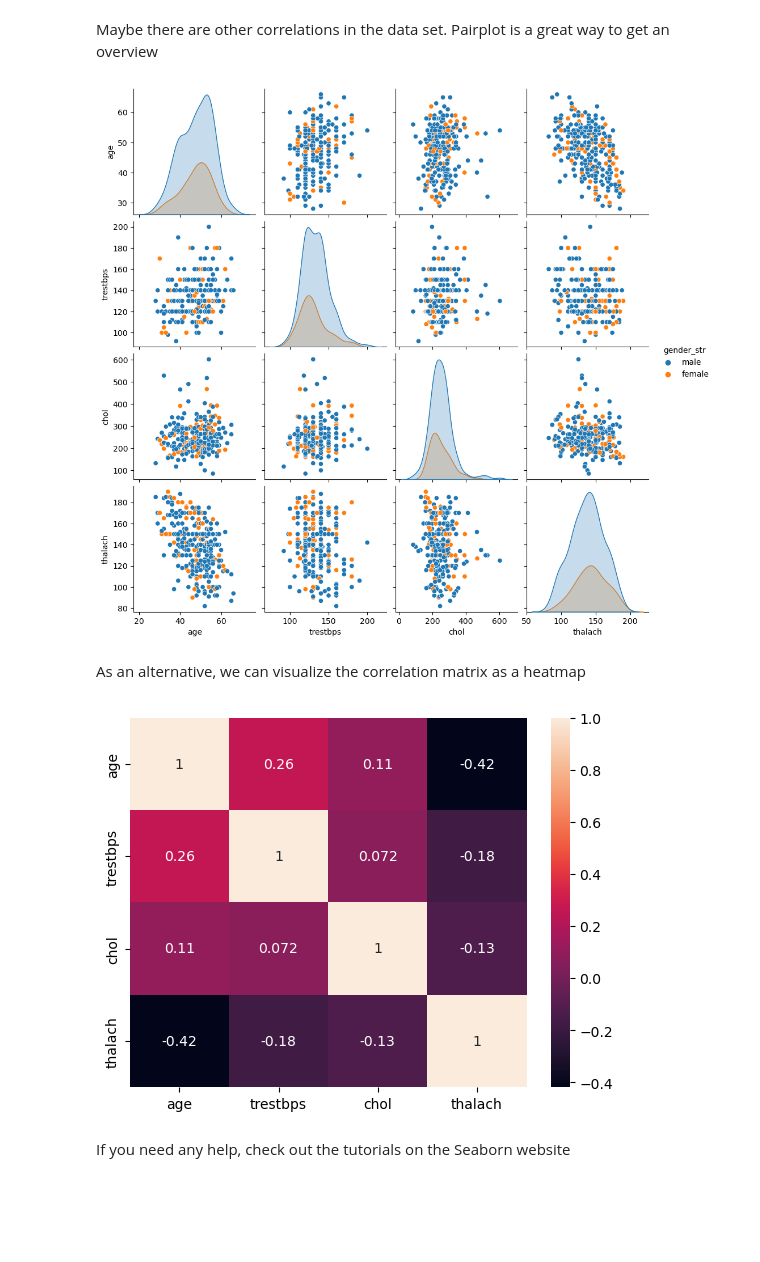
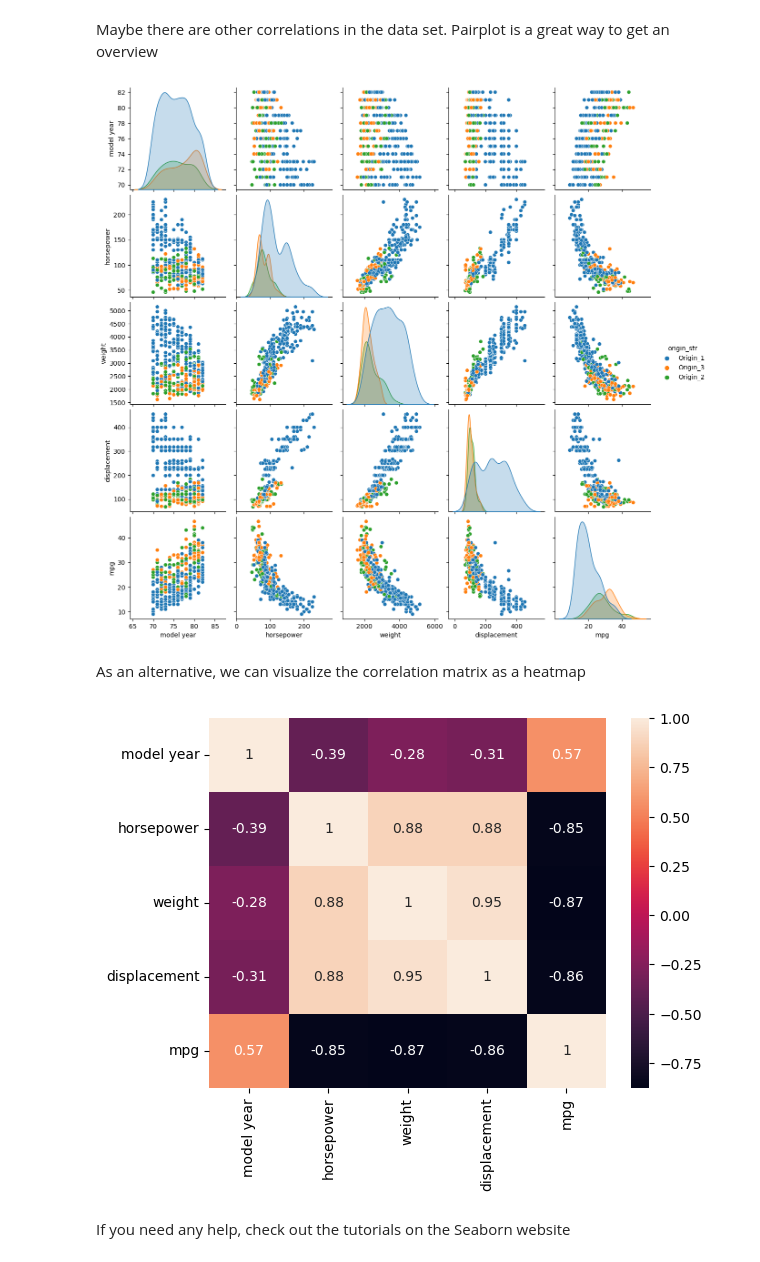
Before and after one commit to sofels/ENSF611-Lab0, a Jupyter notebook: lab0-visualization-auto_mpg.ipynb, the cells around one changed output. Drawn from its saved outputs; the diff is of its cells as text; code cells hidden in the pictures; blank space fills up the shorter version.

Commit message:
second commit visualization auto-mpg

```diff
--- a/lab0-visualization-auto_mpg.ipynb
+++ b/lab0-visualization-auto_mpg.ipynb
@@ -183,7 +183,7 @@ Let's re-create the scatter plot
 To make the legend show strings we will create an origin string column with origin_1, origin_2 and origin_3 strings rather than 1, 2 or 3.
 # %%
 # Replace variables to correspond to auto-mpg dataset
-data['origin_str'] = data['origin'].replace([0, 1,2], ['Origin 1', 'Origin 2','Origin 3'])
+data['origin_str'] = data['origin'].replace([1,2,3], ['Origin_1', 'Origin_2','Origin_3'])
 # %%
 # Replace variables to correspond to auto-mpg dataset
 ax = sns.scatterplot(x='model year', y='horsepower', data=data, hue='origin_str')
@@ -200,16 +200,16 @@ ax = sns.lmplot(x='model year', y='horsepower', data=data, hue='origin_str')
 Maybe there are other correlations in the data set. Pairplot is a great way to get an overview
 # %%
 # Replace variables to correspond to auto-mpg dataset
-sns.pairplot(data, vars=['age', 'trestbps', 'chol', 'thalach'], hue='gender_str');
+sns.pairplot(data, vars=['model year', 'horsepower', 'weight', 'displacement', 'mpg'], hue='origin_str');
 # %% [output]
-[figure, old version]
+[figure, new version]
 # %% [markdown]
 As an alternative, we can visualize the correlation matrix as a heatmap
 # %%
 # Replace variables to correspond to auto-mpg dataset
-g = sns.heatmap(data[['age', 'trestbps', 'chol', 'thalach']].corr(method='spearman'),
+g = sns.heatmap(data[['model year', 'horsepower', 'weight', 'displacement', 'mpg']].corr(method='spearman'),
             annot=True)
 # %% [output]
-[figure, old version]
+[figure, new version]
 # %% [markdown]
 If you need any help, check out the tutorials on the Seaborn website
```
Also changed, not shown: parts of 2 cells of this notebook.
